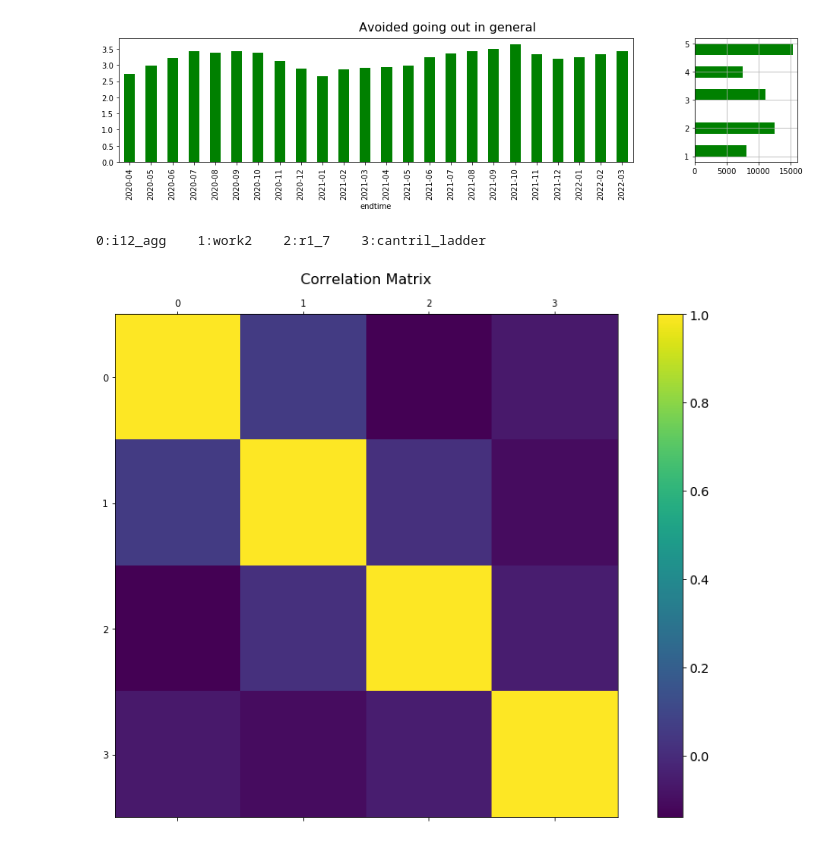
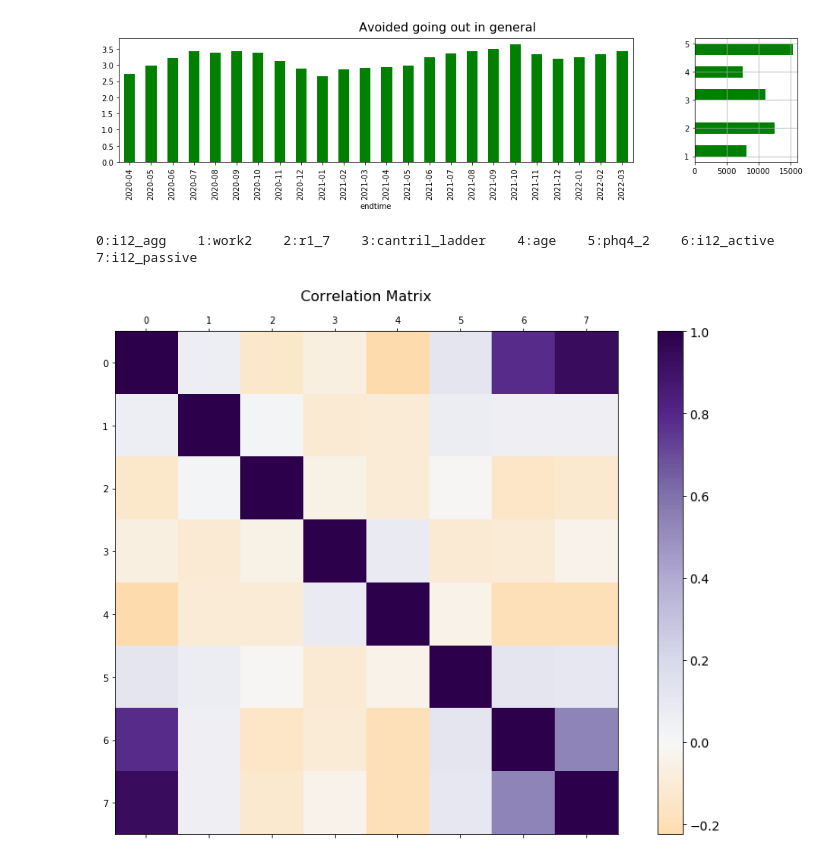
Before and after one commit to sevenbanisch/hackthon_yougov_data, a Jupyter notebook: hackathon/andreas/play-around.ipynb, the cells around one changed output. Cells and saved outputs as stored; diff of their text form; code cells hidden in the pictures.

Commit message:
ein paar plots

```diff
--- a/hackathon/andreas/play-around.ipynb
+++ b/hackathon/andreas/play-around.ipynb
@@ -220,15 +234,32 @@ def fd(frame,cat,values,match = "between"):
 # %%
 df2 = pd.DataFrame()
 df2["endtime"] = df["endtime"].dt.to_period("M")
-add_items = ["cantril_ladder","age","household_size","had_covid","had_covid_2","work2","r1_7"]
+df['today'] = pd.Timestamp('20161202')
+#(datetime.datetime(2021,1,1) - datetime.datetime(2020,1,1))//(datetime.timedelta(days=365/12))
+#df2['num_endtime'] = (df2["endtime"] - pd.Timestamp("20200101"))
+#print(type(df2.iloc[0][1]))
+#print(df2.iloc[0][1])
+
+add_items = ["cantril_ladder","age","household_size","had_covid","had_covid_2","work2","r1_7","gender","phq4_2"]
 add_items.extend([ i for i in item_dict.keys() if 'i12_health' in i])
 for i in add_items:
     df2[i] = df[i]
 df2["i12_agg"] = aggregate_cols(df,[ i for i in item_dict.keys() if 'i12_health' in i])
+df2["i12_active"] = aggregate_cols(df,["i12_health_21","i12_health_22","i12_health_23","i12_health_24","i12_health_25","i12_health_1","i12_health_2","i12_health_3","i12_health_4","i12_health_10","i12_health_17","i12_health_18","i12_health_19","i12_health_20"])
+df2["i12_passive"] = aggregate_cols(df,["i12_health_26","i12_health_27","i12_health_28","i12_health_29","i12_health_5","i12_health_15","i12_health_16","i12_health_6","i12_health_7","i12_health_11","i12_health_12","i12_health_13","i12_health_14"])
+df2["soc_dist"]  = aggregate_cols(df,[ i for i in item_dict.keys() if 'i12_health' in i])
+df2["befinden"] = aggregate_cols(df, ['core_b2_4', 'cantril_ladder', 'phq4_1', 'phq4_2', 'phq4_3', 'phq4_4', 'w4_1',
+                                      'w4_2', 'w4_3', 'w4_4', 'w4_5'])
+df2["befinden_phq4"] = aggregate_cols(df, ['phq4_1', 'phq4_2', 'phq4_3', 'phq4_4'])
+
+#df2["Befinden"] =
+
+#dk_items = []   #items that include some value 999 for i don't know, prefer not to say
+#df[dk_items].where(df[dk_items] <= 900, np.NaN, inplace=True)
 
 print(df2.head())
 df2_firstwave = df[df["endtime"] < "2020-05"]
-print(df2_firstwave.info())
+#print(df2_firstwave.info())
 # %% [output]
   endtime  cantril_ladder   age household_size  had_covid  had_covid_2  work2  \
 0 2020-04             NaN  18.0              3        NaN          NaN    NaN
@@ -304,10 +380,10 @@ mybarplot("i12_health_6")
 [figure]
 [figure]
 # %%
-plot_correlation(df2,["i12_agg","work2","r1_7","cantril_ladder"])
+plot_correlation(df2,["i12_agg","work2","r1_7","cantril_ladder","age","phq4_2","i12_active","i12_passive"])
 # %% [output]
-0:i12_agg    1:work2    2:r1_7    3:cantril_ladder
+0:i12_agg    1:work2    2:r1_7    3:cantril_ladder    4:age    5:phq4_2    6:i12_active    7:i12_passive
-[figure, old version]
+[figure, new version]
 # %%
 plot_correlation(df2)
 # %% [output]
```
Also changed, not shown: parts of 12 cells of this notebook, 6 other files.
